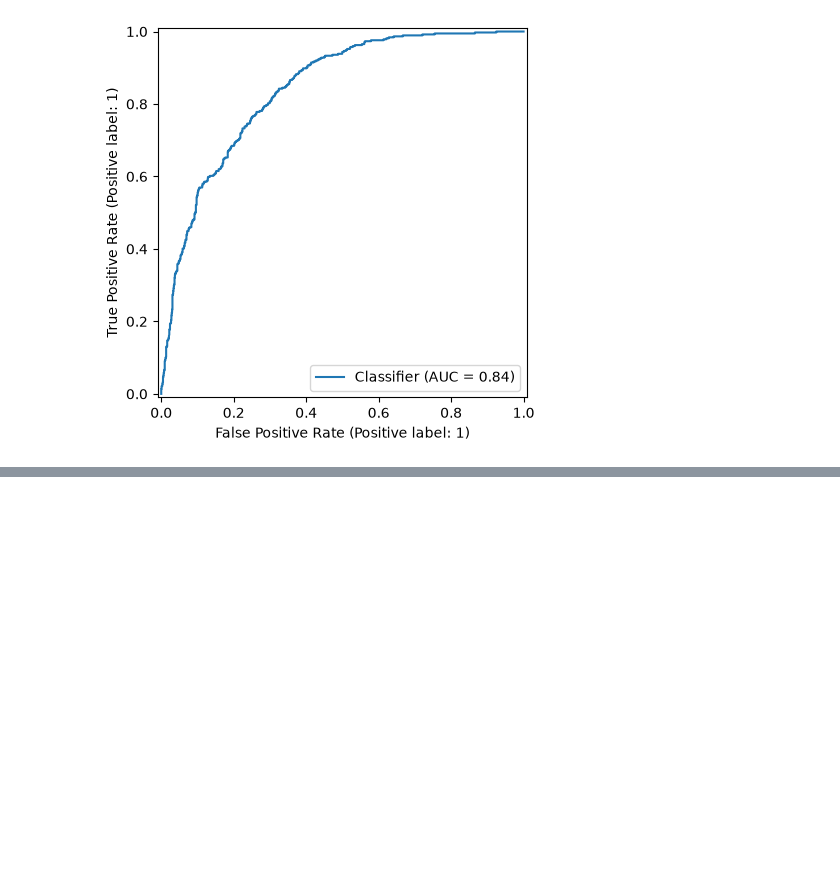
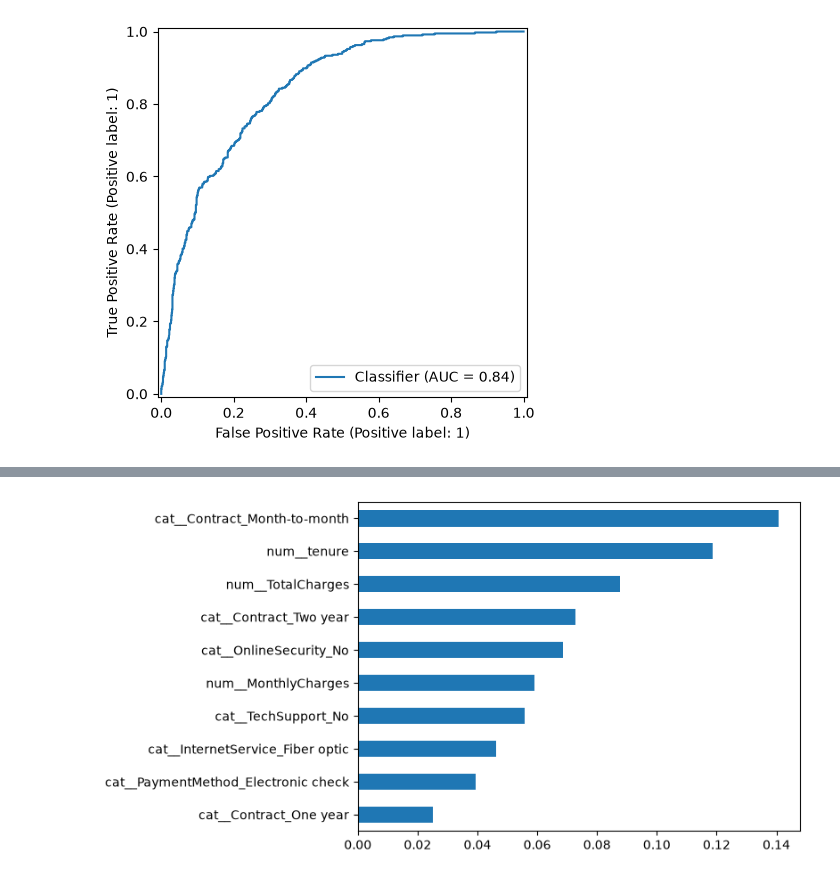
Before and after one commit to andriylazor7/customer-churn-prediction-system, a Jupyter notebook: notebook.ipynb, the cells around one changed output, grey strips where cells are left out. Cells and saved outputs as stored; diff of their text form; code cells hidden in the pictures; blank space fills up the shorter version.

Commit message:
Implemented Random Forest model training and added a feature importance

```diff
--- a/notebook.ipynb
+++ b/notebook.ipynb
@@ -178,3 +178,18 @@ ROC-AUC: 0.8414063912785139
 <sklearn.metrics._plot.roc_curve.RocCurveDisplay at 0x...>
 [figure]
 [figure]
+# %%
+from sklearn.ensemble import RandomForestClassifier
+
+rf_pipe = Pipeline([
+  ('preprocessor', preprocessor),
+  ('classifier', RandomForestClassifier(n_estimators=300, max_depth=8, class_weight='balanced', random_state=42))
+])
+
+rf_pipe.fit(X_train, Y_train)
+
+rf_pred = rf_pipe.predict(X_test)
+rf_proba = rf_pipe.predict_proba(X_test)[:, 1]
+
+print(classification_report(Y_test, rf_pred, digits=3))
+print('ROC-AUC:', roc_auc_score(Y_test, rf_proba))
@@ -180,0 +207,10 @@ ROC-AUC: 0.8414063912785139
+# %%
+feature_names = rf_pipe.named_steps['preprocessor'].get_feature_names_out()
+importances = rf_pipe.named_steps['classifier'].feature_importances_
+
+fi = pd.Series(importances, index=feature_names).sort_values(ascending=False)
+fi.head(10).plot(kind='barh')
+plt.gca().invert_yaxis()
+plt.show()
+# %% [output]
+[figure, added]
```
Also changed, not shown: parts of 1 cell of this notebook, 1 other file.
